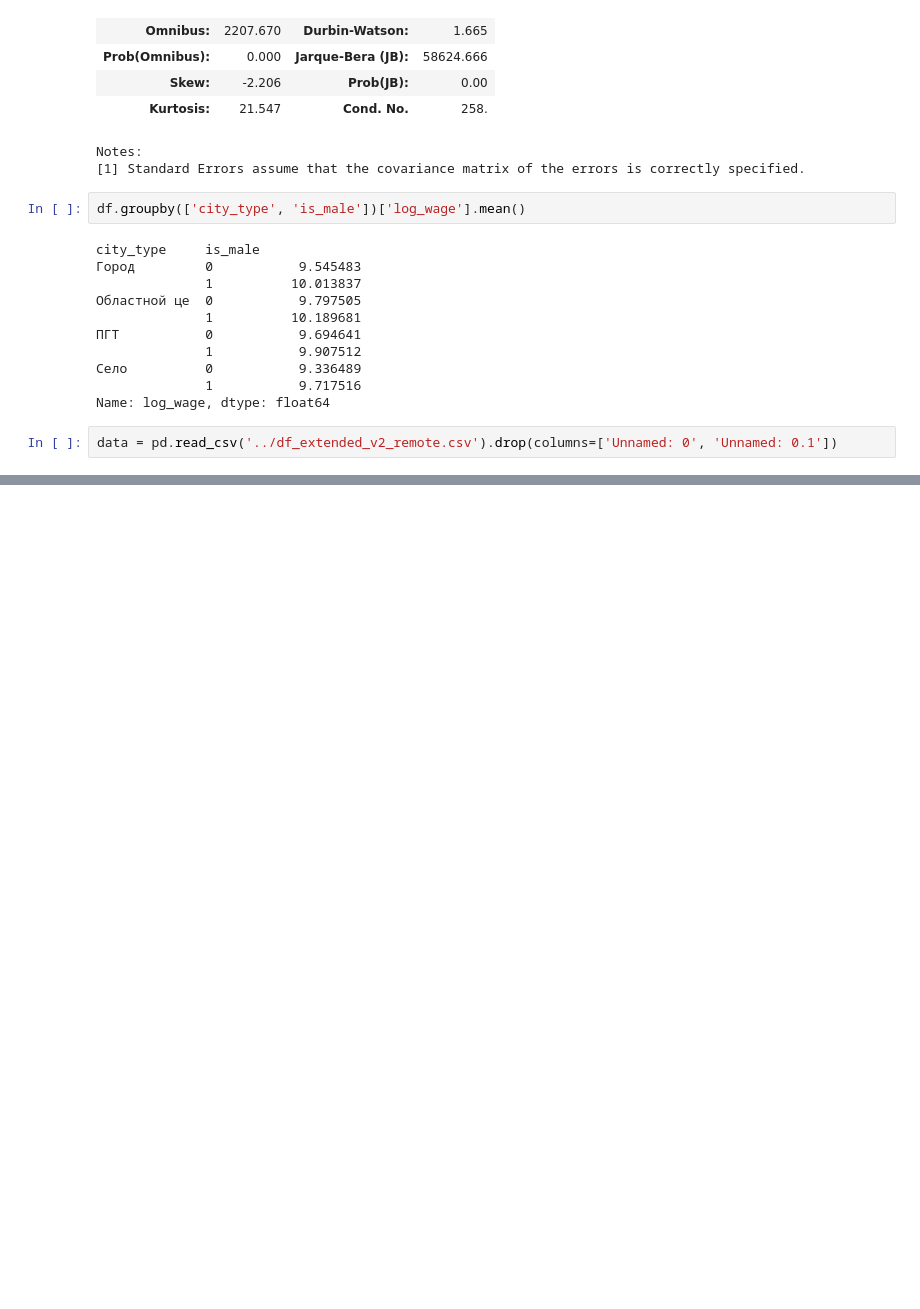
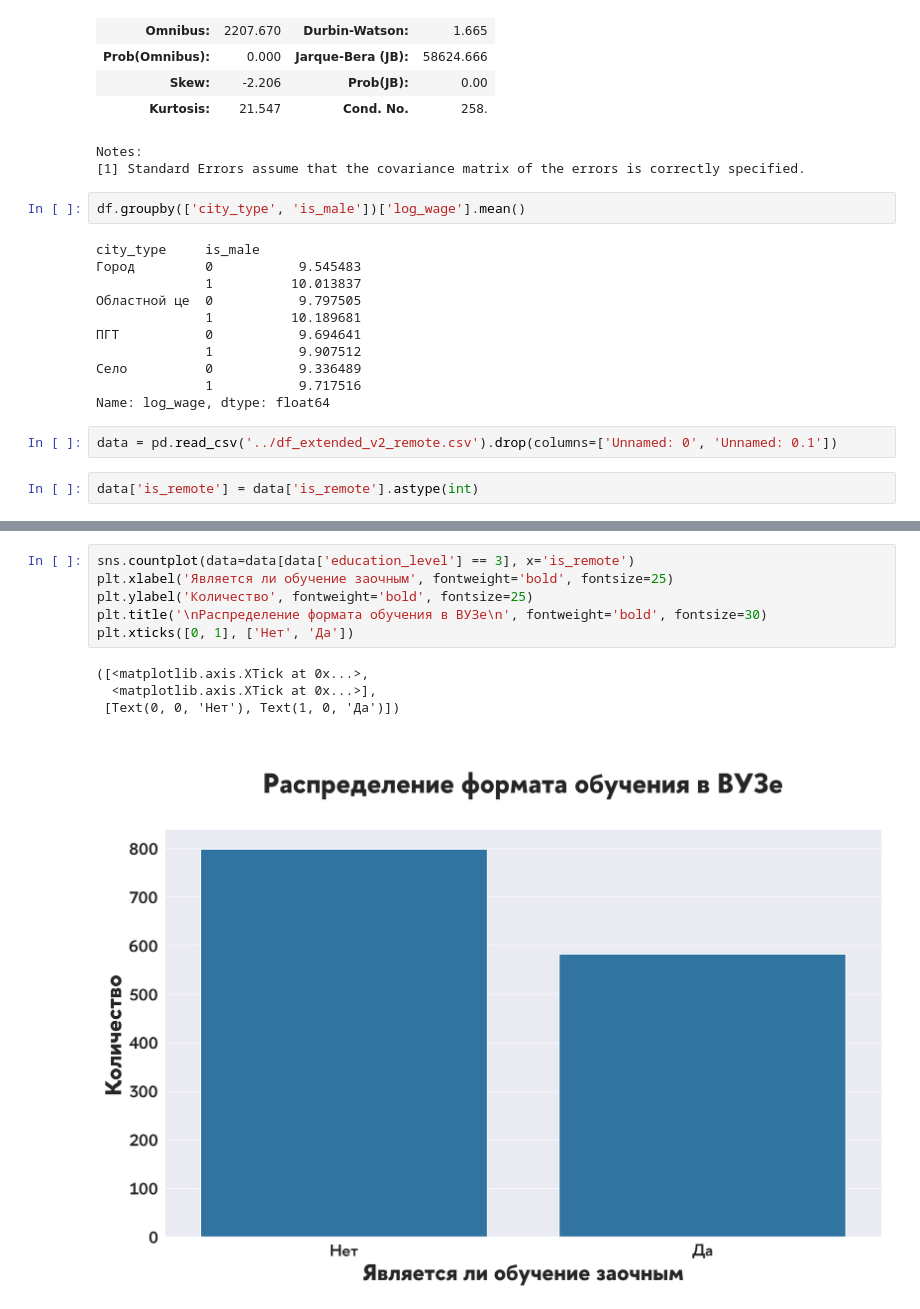
Before and after one commit to Selling-Pandas/dano-hackathon-innopolis-2024, a Jupyter notebook: legrey4ik/legrey4ik_notebook.ipynb, the cells around one changed output, grey strips where cells are left out. Cells and saved outputs as stored; diff of their text form; blank space fills up the shorter version.

```diff
--- a/legrey4ik/legrey4ik_notebook.ipynb
+++ b/legrey4ik/legrey4ik_notebook.ipynb
@@ -221,3 +249,5 @@ city_type     is_male
 Name: log_wage, dtype: float64
 # %%
 data = pd.read_csv('../df_extended_v2_remote.csv').drop(columns=['Unnamed: 0', 'Unnamed: 0.1'])
+# %%
+data['is_remote'] = data['is_remote'].astype(int)
@@ -223,0 +322,11 @@ data = pd.read_csv('../df_extended_v2_remote.csv').drop(columns=['Unnamed: 0', '
+# %%
+sns.countplot(data=data[data['education_level'] == 3], x='is_remote')
+plt.xlabel('Является ли обучение заочным', fontweight='bold', fontsize=25)
+plt.ylabel('Количество', fontweight='bold', fontsize=25)
+plt.title('\nРаспределение формата обучения в ВУЗе\n', fontweight='bold', fontsize=30)
+plt.xticks([0, 1], ['Нет', 'Да'])
+# %% [output]
+([<matplotlib.axis.XTick at 0x...>,
+  <matplotlib.axis.XTick at 0x...>],
+ [Text(0, 0, 'Нет'), Text(1, 0, 'Да')])
+[figure, added]
```
Also changed, not shown: parts of 26 cells of this notebook, 1 other file.
